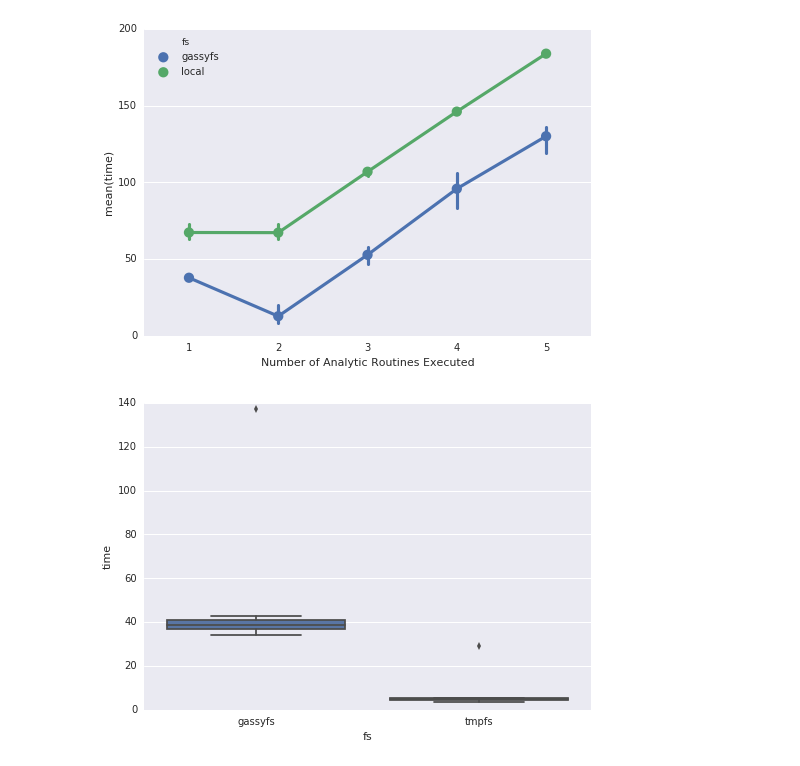
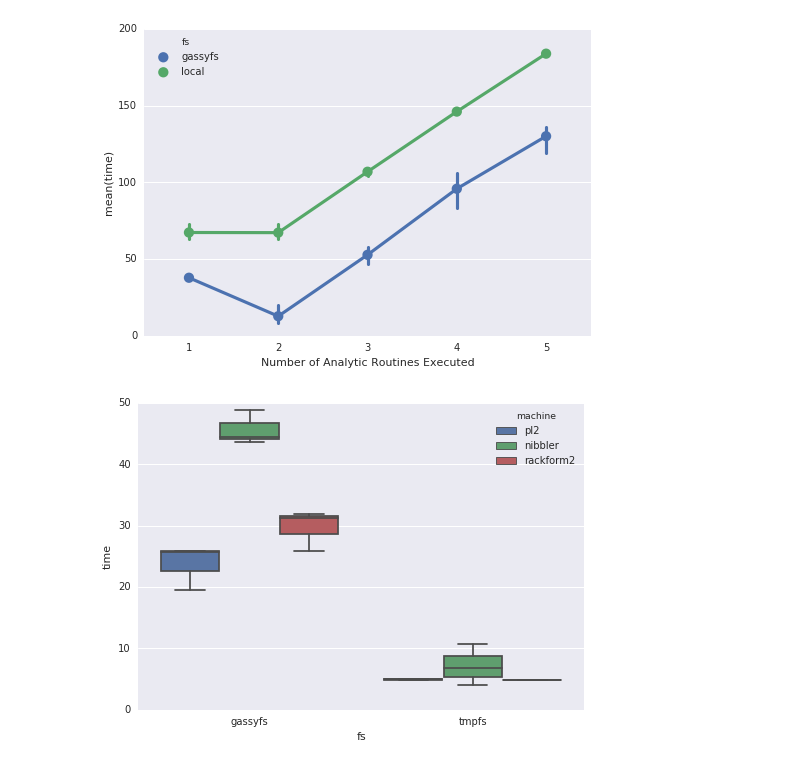
Before and after one commit to systemslab/popper-paper, a Jupyter notebook: experiments/single-node/visualize.ipynb, the cells around one changed output. Saved outputs shown, nothing was run; the diff lists cells and outputs as text; code cells hidden in the pictures.

```diff
--- a/experiments/single-node/visualize.ipynb
+++ b/experiments/single-node/visualize.ipynb
@@ -35,9 +35,9 @@ sb_plot.get_figure().savefig('xarray-dask.png', bbox_inches='tight', dpi=300)
 # %%
 # now show gassyfs variability
 df = pd.read_csv('gassyfs-variability.csv')
 df['time'] = df['time'].apply(lambda x: (int(x.split(':')[0]) * 360) + (int(x.split(':')[1]) * 60) + float(x.split(':')[2]) )
-sb_plot = sb.boxplot(x="fs", y="time", data=df)
+sb_plot = sb.boxplot(x="fs", y="time", hue='machine', data=df)
 # %% [output]
-[figure, old version]
+[figure, new version]
 # %%
 sb_plot.get_figure().savefig('gassyfs-variability.png', bbox_inches='tight', dpi=300)
```
Also changed, not shown: 1 other file.
